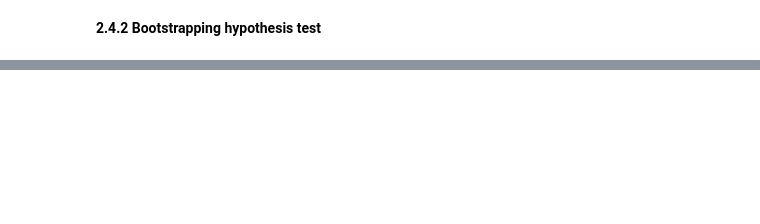
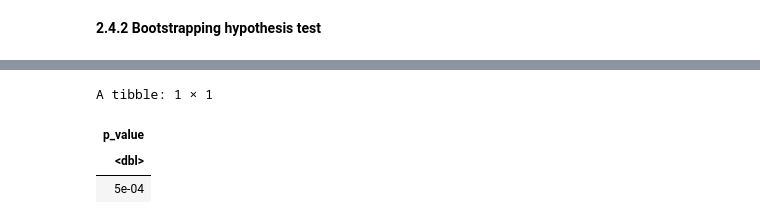
Before and after one commit to Jitao-Z/Difference_between_the_average_tuition_cost_in_Republican_and_Democrat_states, a Jupyter notebook: Final_report.ipynb, the cells around one changed output, grey strips where cells are left out. Saved outputs shown, nothing was run; the diff lists cells and outputs as text; code cells hidden in the pictures; blank space fills up the shorter version.

```diff
--- a/Final_report.ipynb
+++ b/Final_report.ipynb
@@ -256,0 +298,10 @@ __2.4.2 Bootstrapping hypothesis test__
+# %%
+bootstrap_pvalue <- diff_in_means |>
+    get_p_value(obs_stat = estimates$diff, direction = "right")
+
+bootstrap_pvalue
+# %% [output]
+A tibble: 1 × 1
+| p_value |
+| <dbl> |
+| 5e-04 |
```
Also changed, not shown: parts of 6 cells of this notebook.
